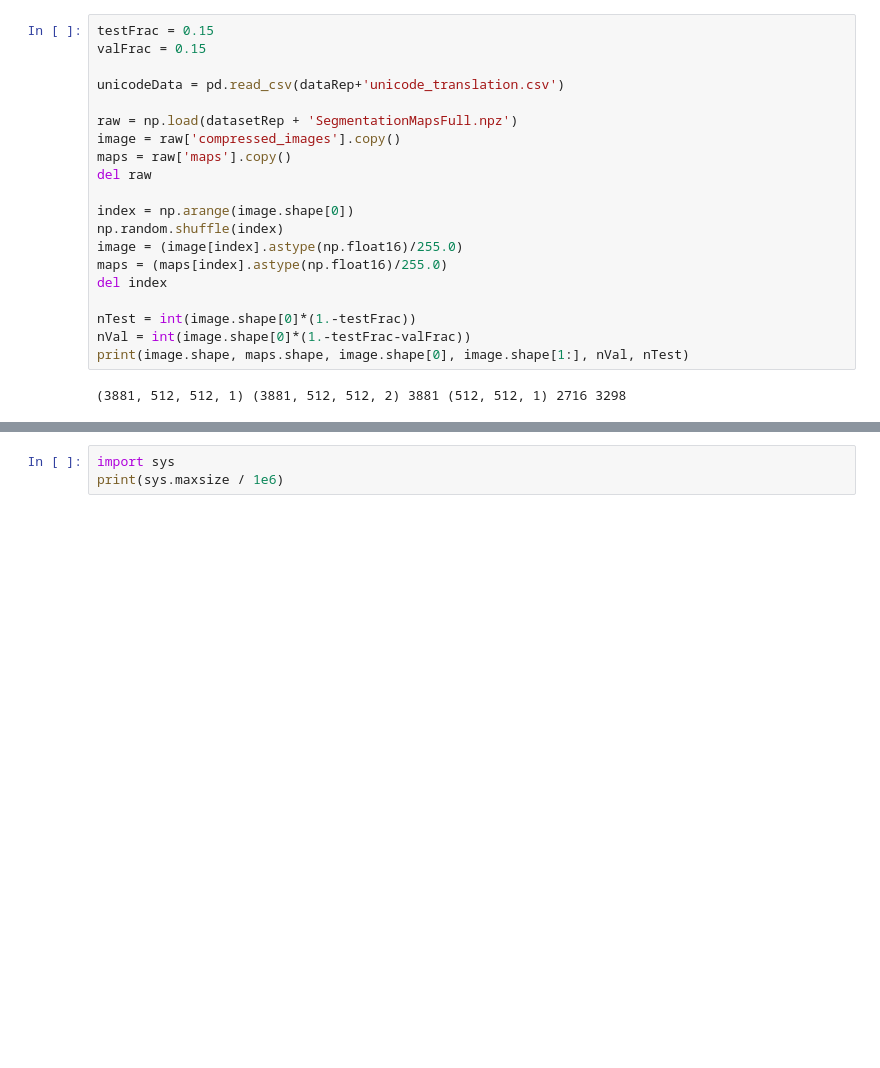
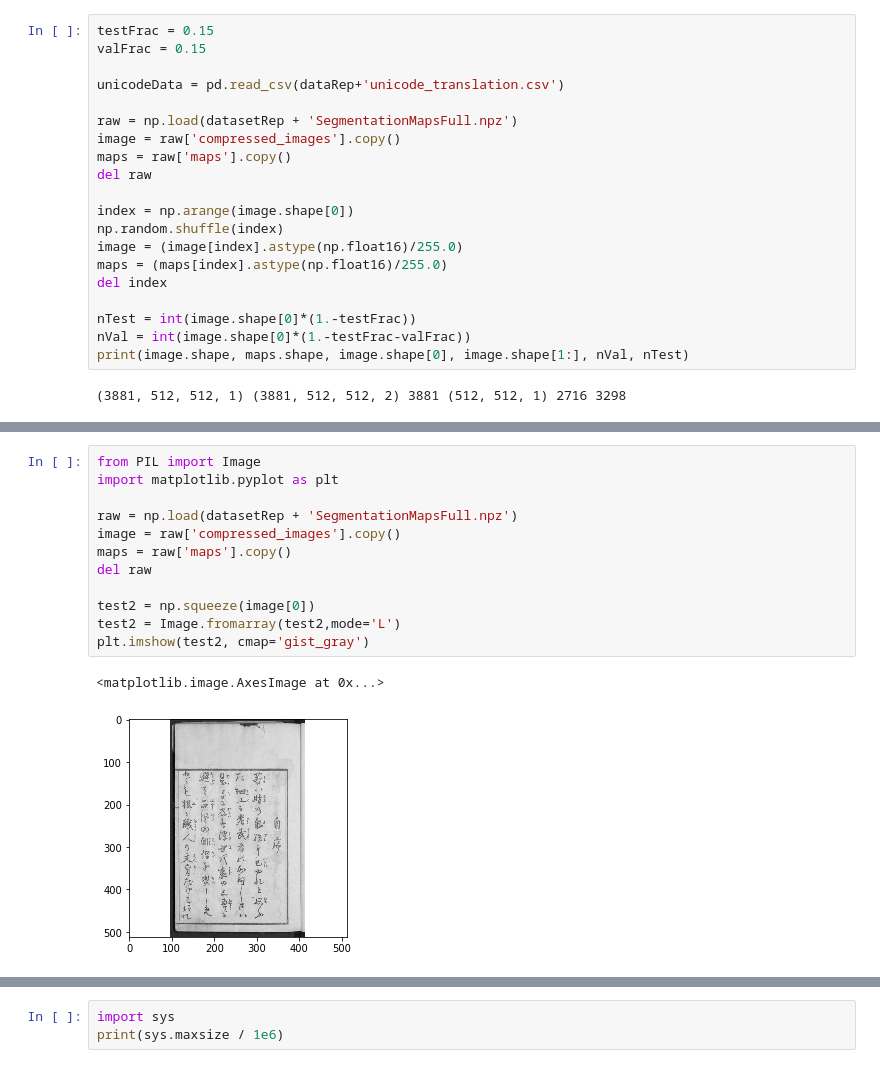
Before and after one commit to mdebony/kuzushiji-recognition, a Jupyter notebook: notebook/TrainUNetNetwork.ipynb, the cells around one changed output, grey strips where cells are left out. Drawn from its saved outputs; the diff is of its cells as text; blank space fills up the shorter version.

```diff
--- a/notebook/TrainUNetNetwork.ipynb
+++ b/notebook/TrainUNetNetwork.ipynb
@@ -104,3 +107,18 @@ Hint: If you want to see a list of allocated tensors when OOM happens, add repor
+# %%
+from PIL import Image
+import matplotlib.pyplot as plt
+
+raw = np.load(datasetRep + 'SegmentationMapsFull.npz')
+image = raw['compressed_images'].copy()
+maps = raw['maps'].copy()
+del raw
+
+test2 = np.squeeze(image[0])
+test2 = Image.fromarray(test2,mode='L')
+plt.imshow(test2, cmap='gist_gray')
+# %% [output]
+<matplotlib.image.AxesImage at 0x...>
+[figure, added]
 # %%
 import platform
 platform.architecture()
```
Also changed, not shown: parts of 8 cells of this notebook, 2 other files.
